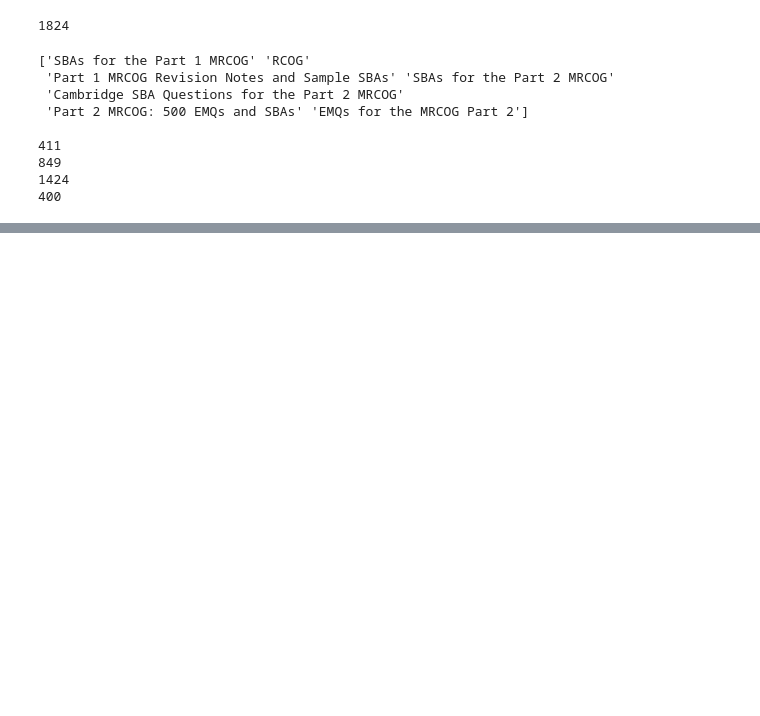
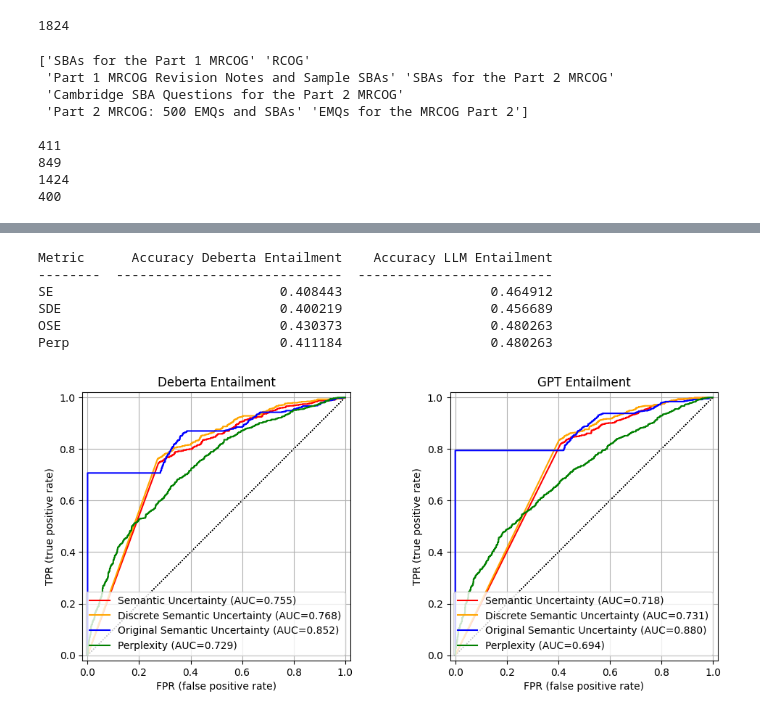
Before and after one commit to jahanpd/mrcog_llm_uncertainty, a Jupyter notebook: auroc.ipynb, the cells around one changed output, grey strips where cells are left out. Saved outputs shown, nothing was run; the diff lists cells and outputs as text; code cells hidden in the pictures; blank space fills up the shorter version.

```diff
--- a/auroc.ipynb
+++ b/auroc.ipynb
@@ -159,0 +57,19 @@ Perp          0.3725
+# %%
+from roc import rocs_from_results, table_from_results
+import matplotlib.pyplot as plt
+
+table_from_results([results_deberta, results_gpt], ["Accuracy Deberta Entailment", "Accuracy LLM Entailment"])
+_, (ax1, ax2) = plt.subplots(1, 2, figsize=(12, 4.8))
+rocs_from_results(
+    [results_deberta, results_gpt],
+    [ax1, ax2],
+    ["Deberta Entailment", "GPT Entailment"]
+    )
+# %% [output]
+Metric      Accuracy Deberta Entailment    Accuracy LLM Entailment
+--------  -----------------------------  -------------------------
+SE                             0.408443                   0.464912
+SDE                            0.400219                   0.456689
+OSE                            0.430373                   0.480263
+Perp                           0.411184                   0.480263
+[figure, added]
```
Also changed, not shown: parts of 7 cells of this notebook, 2 other files.
